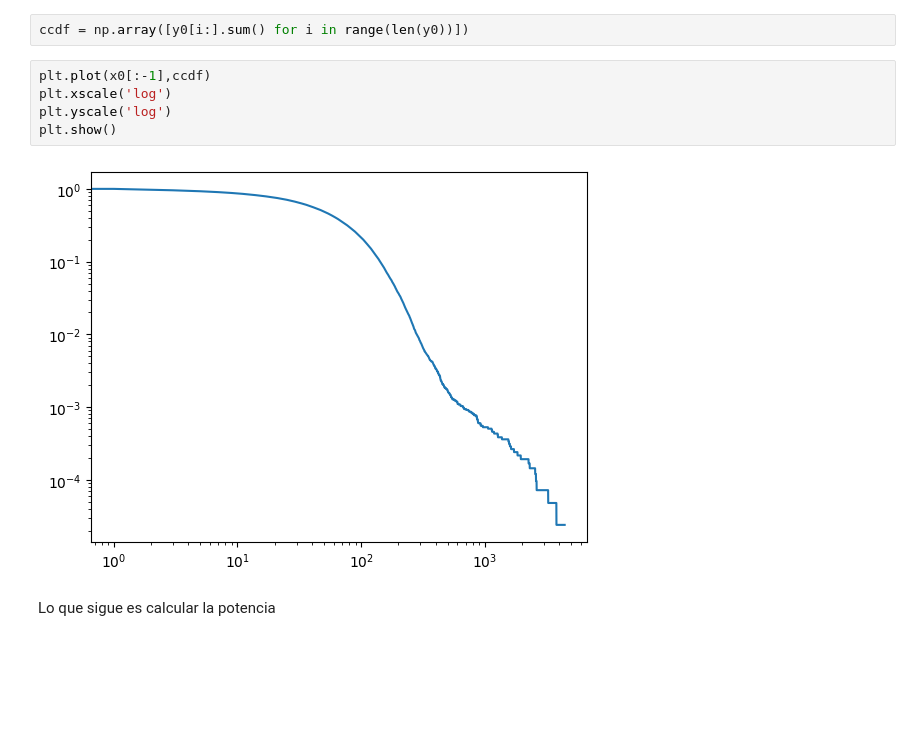
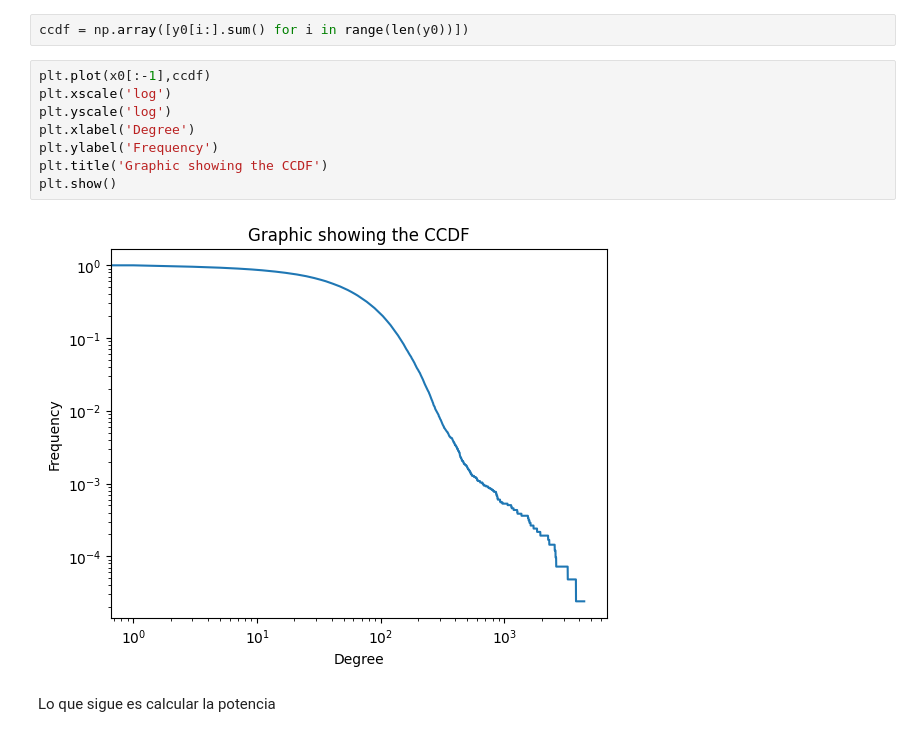
Before and after one commit to pplalo/Quack, a Jupyter notebook: Ciencia_de_Redes/independent_networks.ipynb, the cells around one changed output. Saved outputs shown, nothing was run; the diff lists cells and outputs as text; blank space fills up the shorter version.

```diff
--- a/Ciencia_de_Redes/independent_networks.ipynb
+++ b/Ciencia_de_Redes/independent_networks.ipynb
@@ -74,10 +84,13 @@ ccdf = np.array([y0[i:].sum() for i in range(len(y0))])
 # %%
 plt.plot(x0[:-1],ccdf)
 plt.xscale('log')
 plt.yscale('log')
+plt.xlabel('Degree')
+plt.ylabel('Frequency')
+plt.title('Graphic showing the CCDF')
 plt.show()
 # %% [output]
-[figure, old version]
+[figure, new version]
 # %% [markdown]
 Lo que sigue es calcular la potencia
 # %% [markdown]
```
Also changed, not shown: parts of 9 cells of this notebook, 9 other files.
